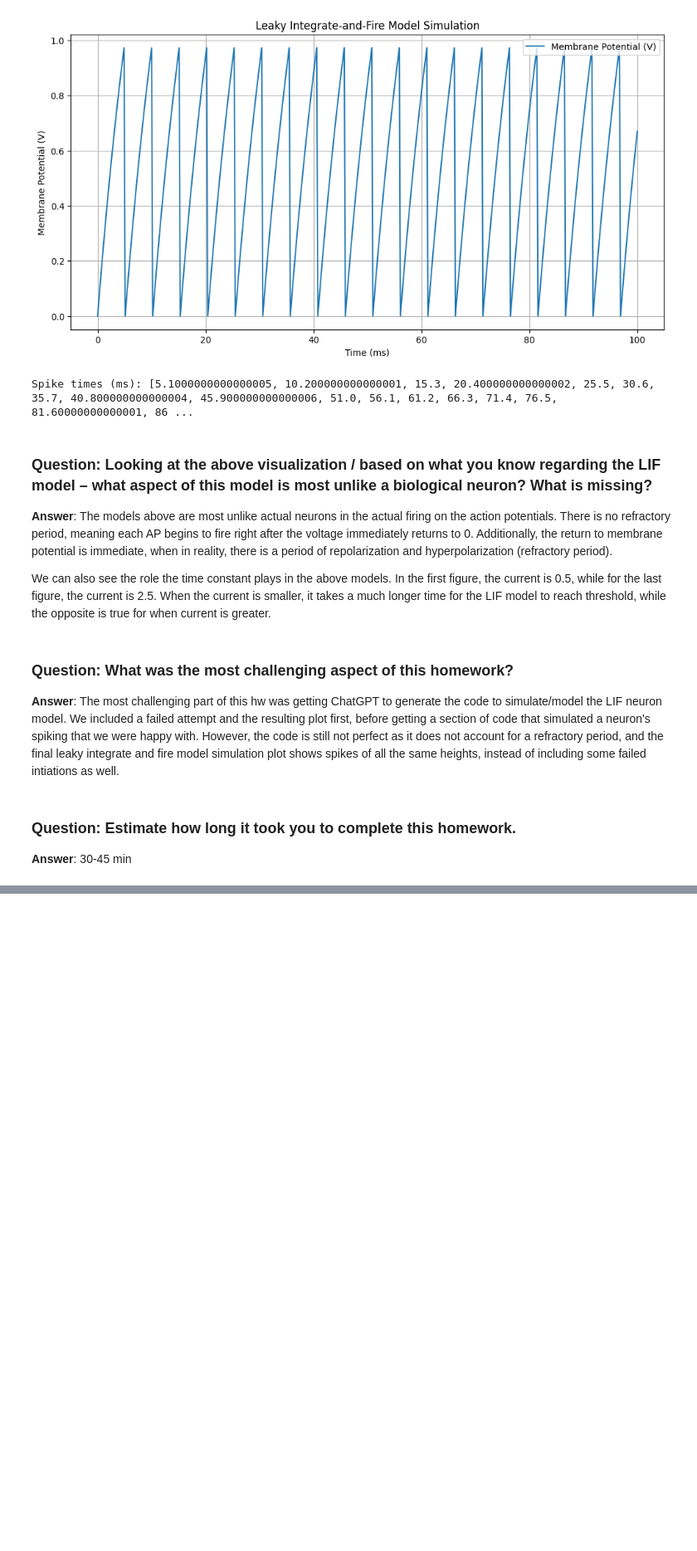
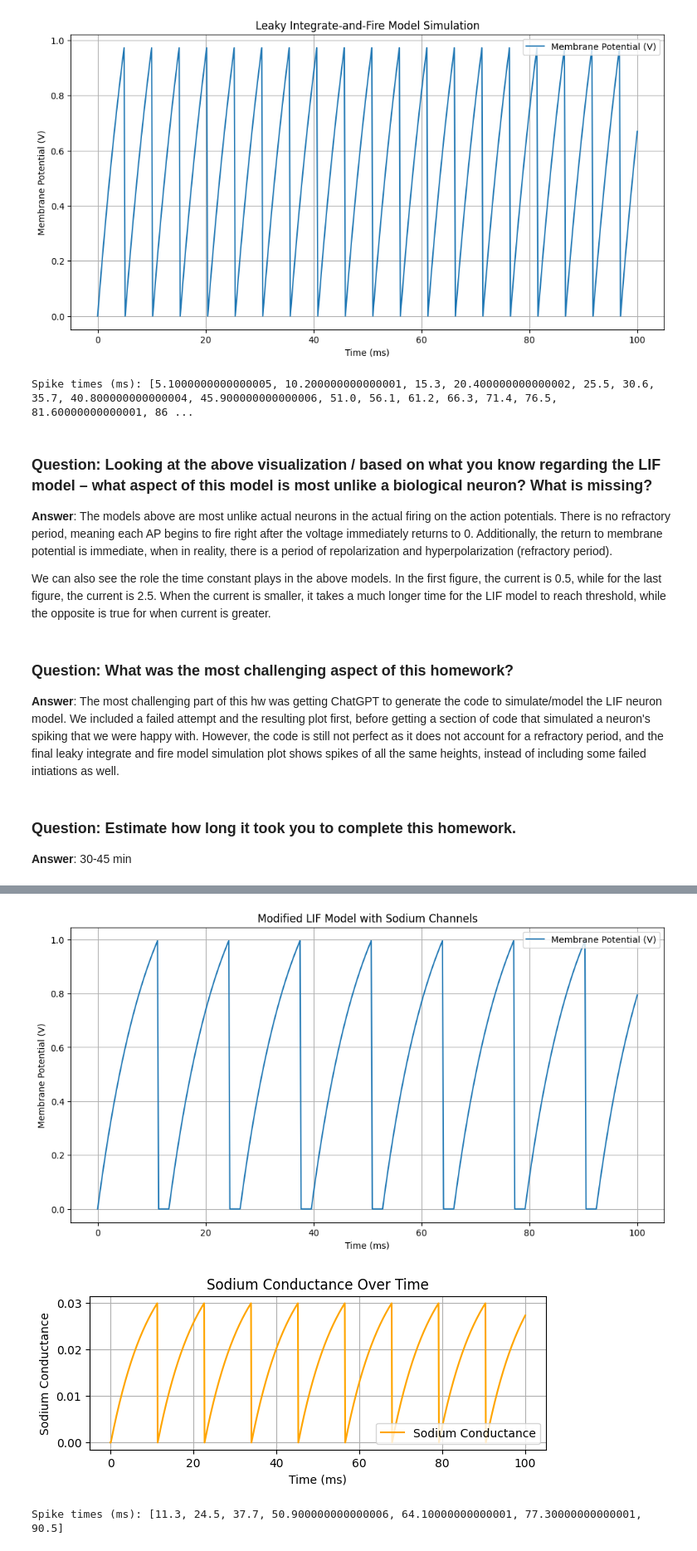
Before and after one commit to benjamin1zhao/NEUR3002, a Jupyter notebook: HW 2.ipynb, the cells around one changed output, grey strips where cells are left out. Shown at 83% size. Drawn from its saved outputs; the diff is of its cells as text; code cells hidden in the pictures; blank space fills up the shorter version.

```diff
--- a/HW 2.ipynb
+++ b/HW 2.ipynb
@@ -173,0 +181,74 @@ We can also see the role the time constant plays in the above models. In the fir
+# %%
+import numpy as np
+import matplotlib.pyplot as plt
+
+def LIF_model_with_Na(I, duration, dt=0.1, V_rest=0.0, V_threshold=1.0, V_reset=0.0, Rm=1.0, Cm=10.0, V_spike=0.5, Na_scale=0.03, refractory_period = 2.0):
+    """
+    Simulates the Leaky Integrate-and-Fire model of a neuron with simple voltage-gated sodium channels.
+    """
+    time = np.arange(0, duration+dt, dt)
+    n_steps = len(time)
+    V = np.zeros(n_steps)
+    Na_conductance_values = np.zeros(n_steps) # Array to store sodium conductance values
+    V[0] = V_rest
+    spikes = []
+    last_spike_time = -refractory_period # Initialize to a time before start
+
+    for i in range(1, n_steps):
+        # Sodium conductance (simplified representation)
+        Na_conductance = Na_scale * (V[i-1] - V_rest)
+        Na_conductance_values[i] = Na_conductance # Stores conductance values
+
+        if time[i] - last_spike_time < refractory_period:
+            V[i] = V_reset
+
+        else:
+            # Calculate membrane potential with sodium conductance
+            dVdt = (-(V[i-1] - V_rest) + I * Rm - Na_conductance) / (Rm * Cm)
+            V[i] = V[i-1] + dVdt * dt
+
+            if V[i] >= V_threshold:
+                spikes.append(time[i])
+                V[i-1] = V_spike
+                V[i] = V_reset
+                last_spike_time = time[i]
+                Na_conductance = 0 # Reset sodium conductance
+
+    return time, V, spikes
+
+# Define simulation parameters
+duration = 100
+dt = 0.1
+I = 1.5
+
+# Run the modified LIF model
+time, V, spikes = LIF_model_with_Na(I=I, duration=duration, dt=dt, refractory_period=2.0)
+
+# Plot the results
+plt.figure(figsize=(12, 6))
+plt.plot(time, V, label='Membrane Potential (V)')
+plt.title('Modified LIF Model with Sodium Channels')
+plt.xlabel('Time (ms)')
+plt.ylabel('Membrane Potential (V)')
+plt.grid(True)
+plt.legend()
+plt.show()
+
+# Plot sodium conductance
+plt.subplot(2, 1, 2)
+plt.plot(time, Na_conductance_values, label='Sodium Conductance', color='orange')
+plt.title('Sodium Conductance Over Time')
+plt.xlabel('Time (ms)')
+plt.ylabel('Sodium Conductance')
+plt.grid(True)
+plt.legend()
+
+plt.tight_layout()
+plt.show()
+
+# Print spike times
+print("Spike times (ms):", spikes)
+# %% [output]
+[figure, added]
+[figure, added]
+Spike times (ms): [11.3, 24.5, 37.7, 50.900000000000006, 64.10000000000001, 77.30000000000001, 90.5]
```
Also changed, not shown: parts of 5 cells of this notebook.
